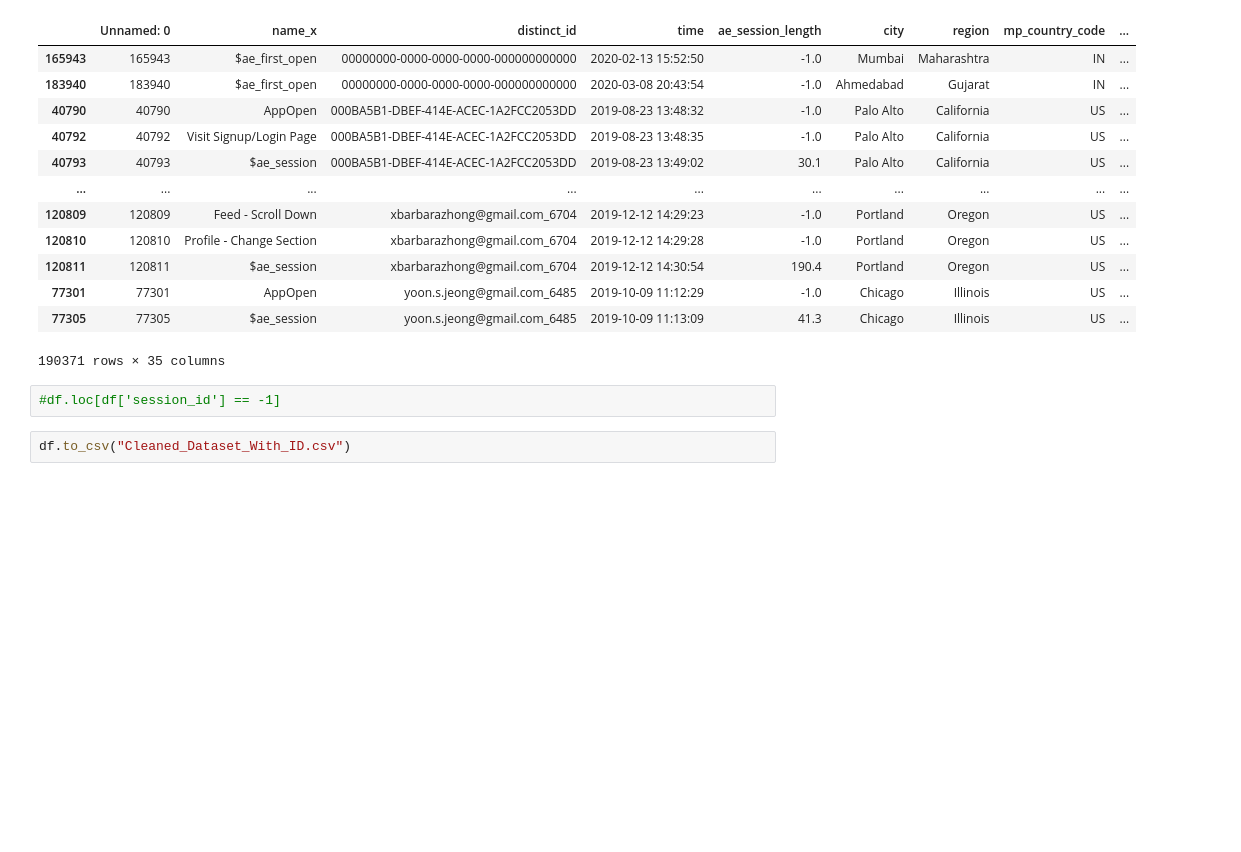
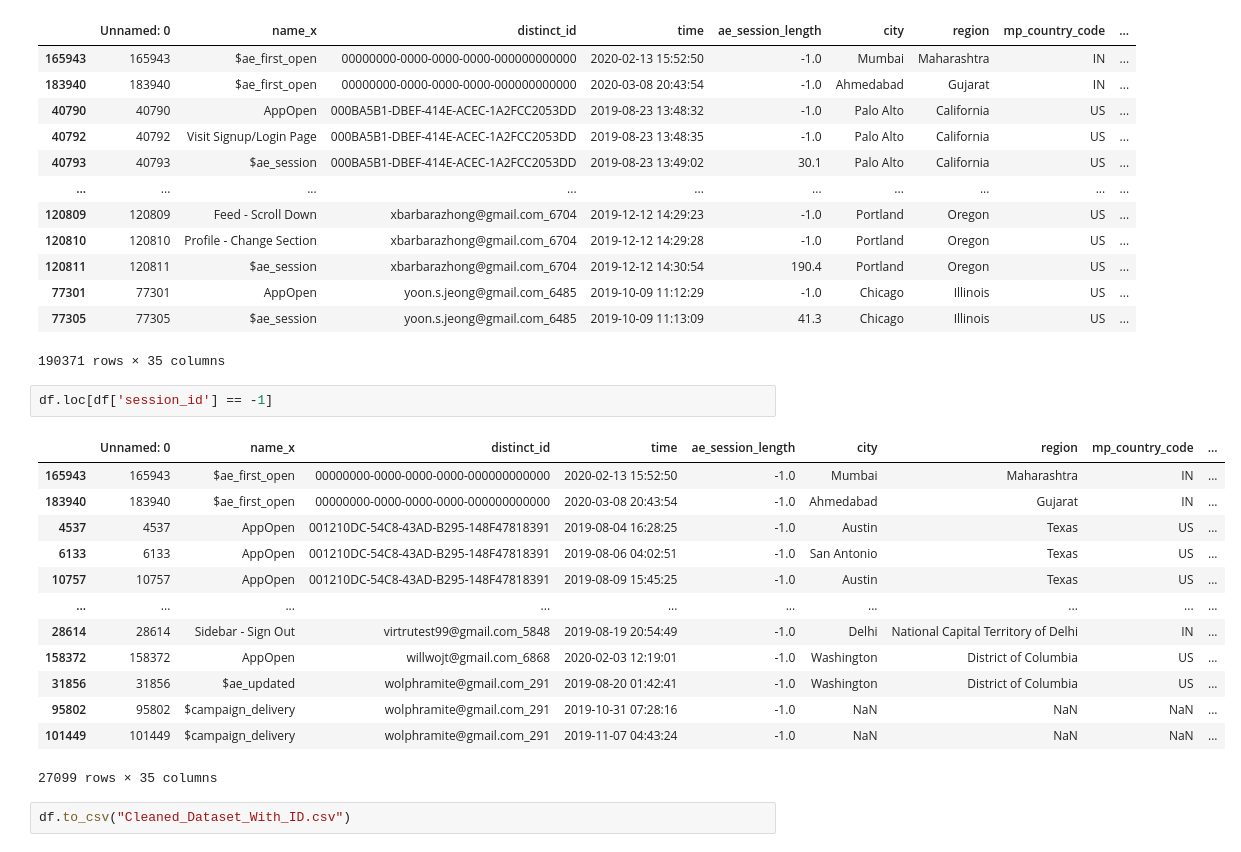
Before and after one commit to prkrishnan1/Simmer_DSS_SP20_Project_1, a Jupyter notebook: Metrics_Charles.ipynb, the cells around one changed output. Saved outputs shown, nothing was run; the diff lists cells and outputs as text; blank space fills up the shorter version.

```diff
--- a/Metrics_Charles.ipynb
+++ b/Metrics_Charles.ipynb
@@ -62,7 +62,21 @@ df
 | 77305 | 77305 | $ae_session | yoon.s.jeong@gmail.com_6485 | 2019-10-09 11:13:09 | 41.3 | Chicago | Illinois | US | ... |
 190371 rows × 35 columns
 # %%
-#df.loc[df['session_id'] == -1]
+df.loc[df['session_id'] == -1]
+# %% [output]
+|  | Unnamed: 0 | name_x | distinct_id | time | ae_session_length | city | region | mp_country_code | ... |
+| 165943 | 165943 | $ae_first_open | 00000000-0000-0000-0000-000000000000 | 2020-02-13 15:52:50 | -1.0 | Mumbai | Maharashtra | IN | ... |
+| 183940 | 183940 | $ae_first_open | 00000000-0000-0000-0000-000000000000 | 2020-03-08 20:43:54 | -1.0 | Ahmedabad | Gujarat | IN | ... |
+| 4537 | 4537 | AppOpen | 001210DC-54C8-43AD-B295-148F47818391 | 2019-08-04 16:28:25 | -1.0 | Austin | Texas | US | ... |
+| 6133 | 6133 | AppOpen | 001210DC-54C8-43AD-B295-148F47818391 | 2019-08-06 04:02:51 | -1.0 | San Antonio | Texas | US | ... |
+| 10757 | 10757 | AppOpen | 001210DC-54C8-43AD-B295-148F47818391 | 2019-08-09 15:45:25 | -1.0 | Austin | Texas | US | ... |
+| ... | ... | ... | ... | ... | ... | ... | ... | ... | ... |
+| 28614 | 28614 | Sidebar - Sign Out | virtrutest99@gmail.com_5848 | 2019-08-19 20:54:49 | -1.0 | Delhi | National Capital Territory of Delhi | IN | ... |
+| 158372 | 158372 | AppOpen | willwojt@gmail.com_6868 | 2020-02-03 12:19:01 | -1.0 | Washington | District of Columbia | US | ... |
+| 31856 | 31856 | $ae_updated | wolphramite@gmail.com_291 | 2019-08-20 01:42:41 | -1.0 | Washington | District of Columbia | US | ... |
+| 95802 | 95802 | $campaign_delivery | wolphramite@gmail.com_291 | 2019-10-31 07:28:16 | -1.0 | NaN | NaN | NaN | ... |
+| 101449 | 101449 | $campaign_delivery | wolphramite@gmail.com_291 | 2019-11-07 04:43:24 | -1.0 | NaN | NaN | NaN | ... |
+27099 rows × 35 columns
 # %%
 df.to_csv("Cleaned_Dataset_With_ID.csv")
 # %% [markdown]
```
